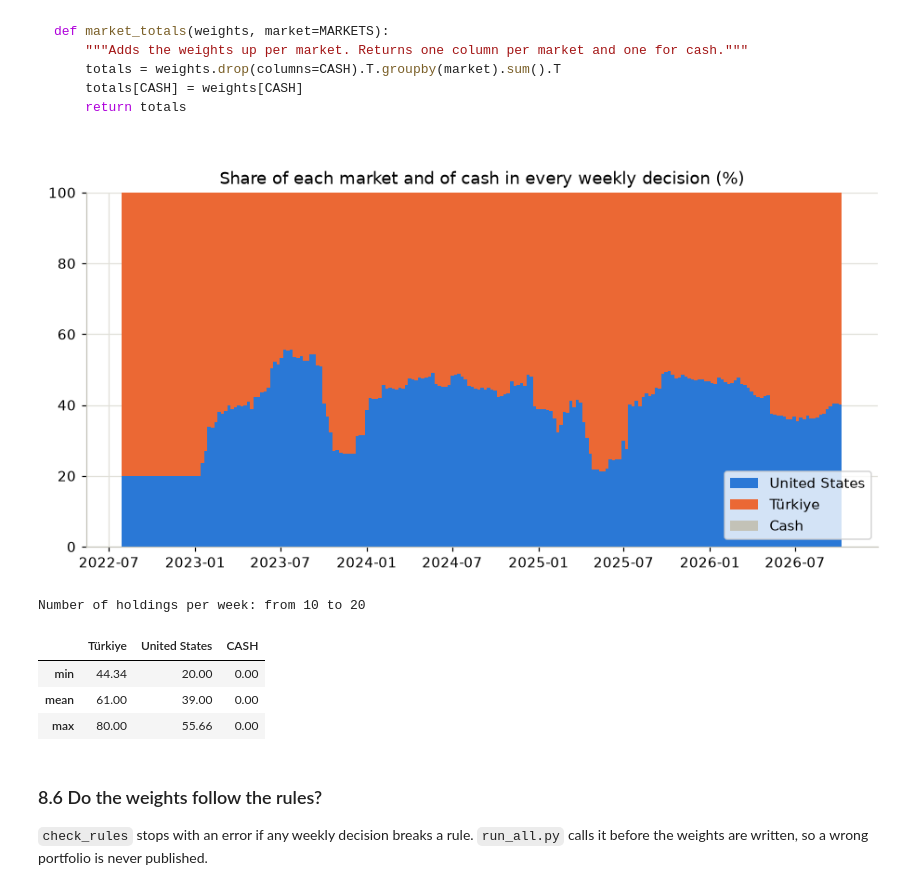
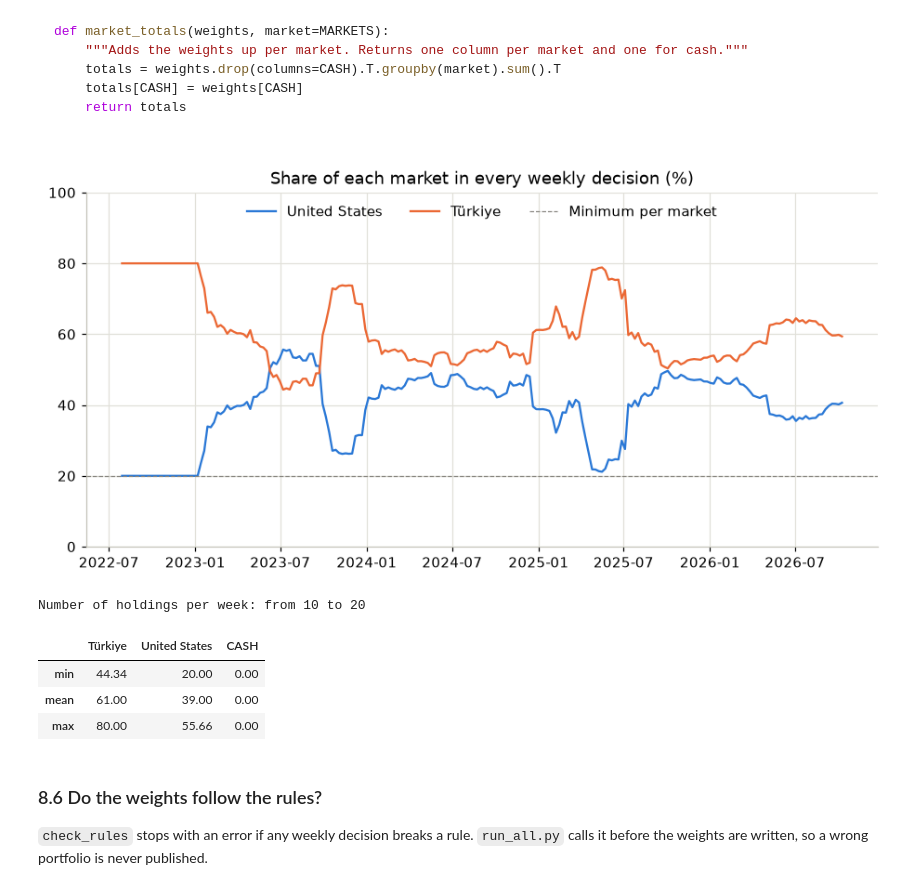
Before and after one commit to OkanOzuAI/etf-database, a Jupyter notebook: notebook/analysis.ipynb, the cells around one changed output. Drawn from its saved outputs; the diff is of its cells as text; code cells hidden in the pictures.

```diff
--- a/notebook/analysis.ipynb
+++ b/notebook/analysis.ipynb
@@ -1885,21 +1885,24 @@ def market_totals(weights, market=MARKETS):
 # %%
 totals = portfolio.market_totals(weights) * 100
 
+# One thin line per market. Cash gets a line only if it was at least 0.01% in some week.
 fig, ax = plt.subplots()
-ax.stackplot(
-    totals.index, totals["United States"], totals["Türkiye"], totals[portfolio.CASH],
-    labels=["United States", "Türkiye", "Cash"], colors=[BLUE, ORANGE, GREY], step="post",
-)
+ax.plot(totals.index, totals["United States"], color=BLUE, linewidth=1.5, label="United States")
+ax.plot(totals.index, totals["Türkiye"], color=ORANGE, linewidth=1.5, label="Türkiye")
+if totals[portfolio.CASH].max() >= 0.01:
+    ax.plot(totals.index, totals[portfolio.CASH], color=GREY, linewidth=1.5, label="Cash")
+# Guide line: no market can be below this share
+ax.axhline(config.MIN_MARKET_WEIGHT * 100, color="#898781", linewidth=0.8, linestyle="--", label="Minimum per market")
 ax.set_ylim(0, 100)
-ax.set_title("Share of each market and of cash in every weekly decision (%)")
-ax.legend(loc="lower right")
+ax.set_title("Share of each market in every weekly decision (%)")
+ax.legend(loc="upper center", ncol=3, frameon=False)
 plt.show()
 
 held = (weights.drop(columns=portfolio.CASH) > 0).sum(axis=1)
 print("Number of holdings per week: from", held.min(), "to", held.max())
 totals.describe().loc[["min", "mean", "max"]]
 # %% [output]
-[figure, old version]
+[figure, new version]
 Number of holdings per week: from 10 to 20
 |  | Türkiye | United States | CASH |
 | min | 44.34 | 20.00 | 0.00 |
```
Also changed, not shown: parts of 5 cells of this notebook, 10 other files.
